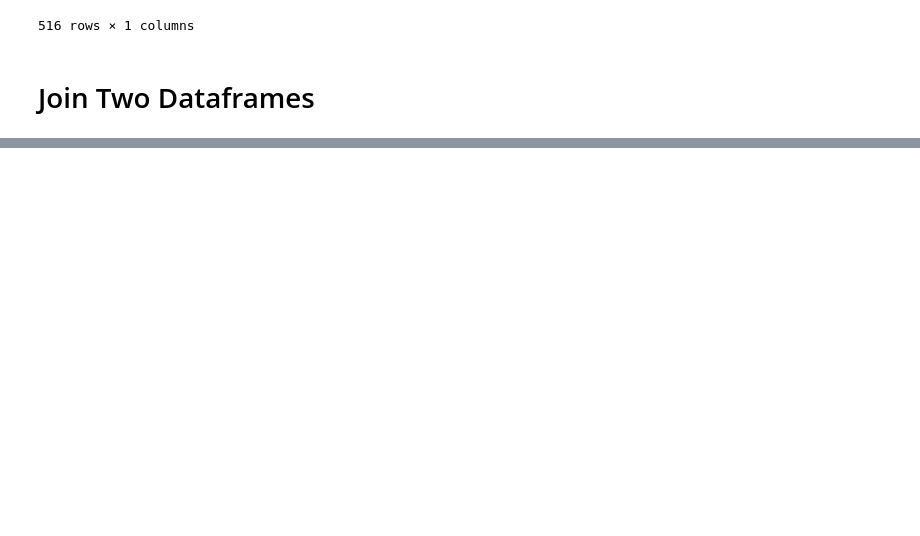
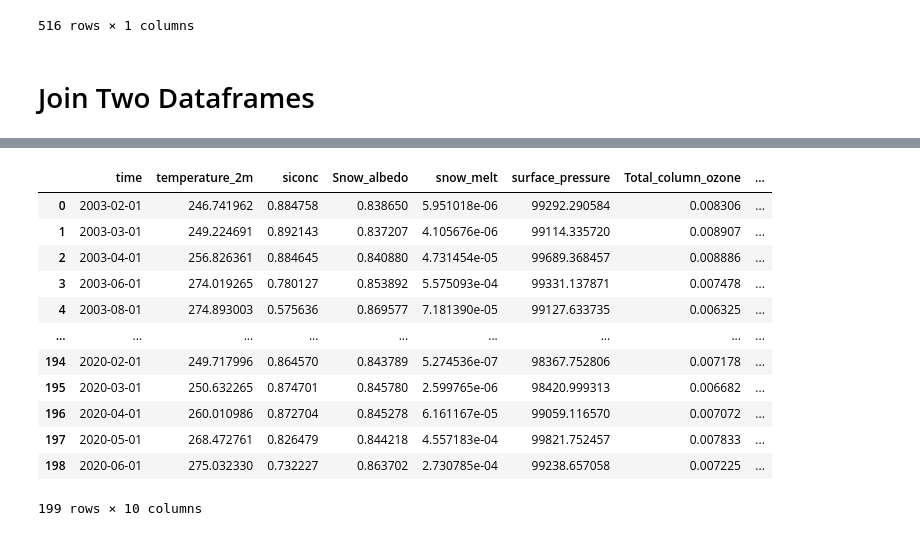
Before and after one commit to ALIYA2Group/Mod20_Segment_2, a Jupyter notebook: north_data_finalized.ipynb, the cells around one changed output, grey strips where cells are left out. Cells and saved outputs as stored; diff of their text form; code cells hidden in the pictures; blank space fills up the shorter version.

Commit message:
Add CO2 CH4 data
North_Data_Finalized_1.csv
South_Data_Finalized_1.csv

```diff
--- a/north_data_finalized.ipynb
+++ b/north_data_finalized.ipynb
@@ -249 +239,25 @@ INFO:terality:The result of te.dataframe.from_pandas was retrieved from cache [d
 516 rows × 7 columns
+# %%
+north_joined_df = pd.read_csv('/content/drive/MyDrive/data/North_Data_Finalized.csv')
+CO2_df = pd.read_csv('/content/drive/MyDrive/data/CO2.csv')
+CO2_df["time"] = CO2_df["time"].astype(str)
+methane_df = pd.read_csv('/content/drive/MyDrive/data/methane.csv')
+methane_df["time"] = methane_df["time"].astype(str)
+north_joined_df_new = pd.merge(north_joined_df, CO2_df, on="time")
+north_joined_df_new = pd.merge(north_joined_df_new, methane_df, on="time")
+north_joined_df_new.to_csv('/content/drive/MyDrive/data/North_Data_Finalized_1.csv')
+north_joined_df_new
+# %% [output]
+|  | time | temperature_2m | siconc | Snow_albedo | snow_melt | surface_pressure | Total_column_ozone | ... |
+| 0 | 2003-02-01 | 246.741962 | 0.884758 | 0.838650 | 5.951018e-06 | 99292.290584 | 0.008306 | ... |
+| 1 | 2003-03-01 | 249.224691 | 0.892143 | 0.837207 | 4.105676e-06 | 99114.335720 | 0.008907 | ... |
+| 2 | 2003-04-01 | 256.826361 | 0.884645 | 0.840880 | 4.731454e-05 | 99689.368457 | 0.008886 | ... |
+| 3 | 2003-06-01 | 274.019265 | 0.780127 | 0.853892 | 5.575093e-04 | 99331.137871 | 0.007478 | ... |
+| 4 | 2003-08-01 | 274.893003 | 0.575636 | 0.869577 | 7.181390e-05 | 99127.633735 | 0.006325 | ... |
+| ... | ... | ... | ... | ... | ... | ... | ... | ... |
+| 194 | 2020-02-01 | 249.717996 | 0.864570 | 0.843789 | 5.274536e-07 | 98367.752806 | 0.007178 | ... |
+| 195 | 2020-03-01 | 250.632265 | 0.874701 | 0.845780 | 2.599765e-06 | 98420.999313 | 0.006682 | ... |
+| 196 | 2020-04-01 | 260.010986 | 0.872704 | 0.845278 | 6.161167e-05 | 99059.116570 | 0.007072 | ... |
+| 197 | 2020-05-01 | 268.472761 | 0.826479 | 0.844218 | 4.557183e-04 | 99821.752457 | 0.007833 | ... |
+| 198 | 2020-06-01 | 275.032330 | 0.732227 | 0.863702 | 2.730785e-04 | 99238.657058 | 0.007225 | ... |
+199 rows × 10 columns
```
Also changed, not shown: parts of 15 cells of this notebook, 1 other file.
